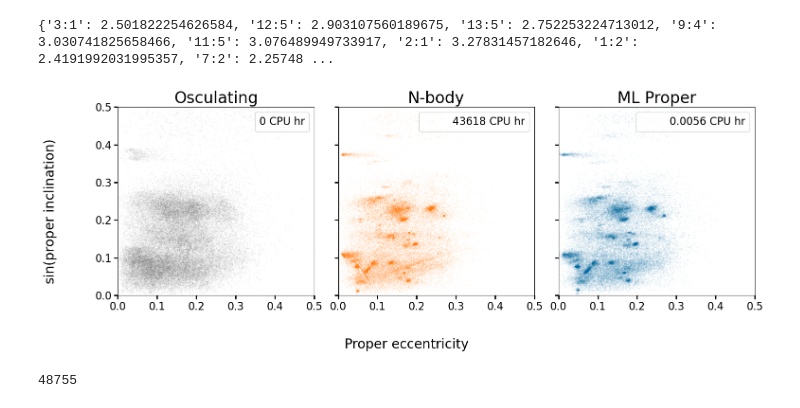
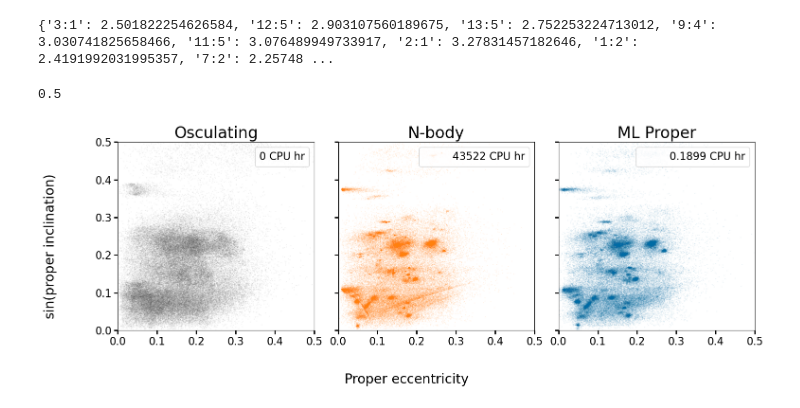
Before and after one commit to YangShen31/proper_elements_prediction, a Jupyter notebook: 3_evaluate_models.ipynb, the cells around one changed output. Drawn from its saved outputs; the diff is of its cells as text; code cells hidden in the pictures.

Commit message:
Add cpu hours to all plots

```diff
--- a/3_evaluate_models.ipynb
+++ b/3_evaluate_models.ipynb
@@ -386,14 +407,18 @@ a_values["5:2:2"] = 3.17
 print(a_values)
 # %% [output]
 {'3:1': 2.501822254626584, '12:5': 2.903107560189675, '13:5': 2.752253224713012, '9:4': 3.030741825658466, '11:5': 3.076489949733917, '2:1': 3.27831457182646, '1:2': 2.4191992031995357, '7:2': 2.25748 ...
+# %%
+nesvorny_time_per_asteroid / 3600
+# %% [output]
+0.5
 # %%
 # Need to improve the color blindness accessibility
 middle_belt = df_xgb[(df_xgb["propa"] > 2.5) & (df_xgb["propa"] < 2.825)]
 
 cpu_hours = {
     "Osculating": "0 CPU hr",
-    "N-body": "43618 CPU hr",
-    "ML Proper": "0.0056 CPU hr"
+    "N-body": f"{len(middle_belt) * nesvorny_time_per_asteroid / 3600:.0f} CPU hr",
+    "ML Proper": f"{len(middle_belt) * total_time_per_asteroid / 3600:.4} CPU hr"
 }
 
 fig, ax = plt.subplots(1, 3, figsize=(16, 6), sharex=True, sharey=True)
@@ -407,35 +432,31 @@ ax[0].legend(
     loc="upper right",
     frameon=True,
     handlelength=0,
     handletextpad=0)
 
 ax[1].scatter(
     middle_belt["prope"], middle_belt["propsini"],
     s=0.5, alpha=0.05, color=colors[1], rasterized=True, label=cpu_hours["N-body"]
 )
 ax[1].set_title("N-body")
 ax[1].legend()
 
 ax[2].scatter(
     middle_belt["pred_e"], middle_belt["pred_sini"],
     s=0.5, alpha=0.05, color=colors[0], rasterized=True, label=cpu_hours["ML Proper"]
 )
 ax[2].set_title("ML Proper")
 ax[2].legend()
 
 for axis in ax:
     axis.set_xlim(0, 0.5)
     axis.set_ylim(0, 0.5)
 
 fig.supxlabel("Proper eccentricity", fontsize = 20)
 fig.supylabel(r"$\sin(\mathrm{proper\ inclination})$", fontsize = 20)
 
 plt.tight_layout(rect=[0.05, 0.05, 0.98, 0.95])
 plt.savefig("./plots/comparison_in_diff_regions.pdf")
 plt.show()
 # %% [output]
-[figure, old version]
+[figure, new version]
-# %%
-len(middle_belt)
-# %% [output]
-48755
```
Also changed, not shown: parts of 9 cells of this notebook, 5 other files.
